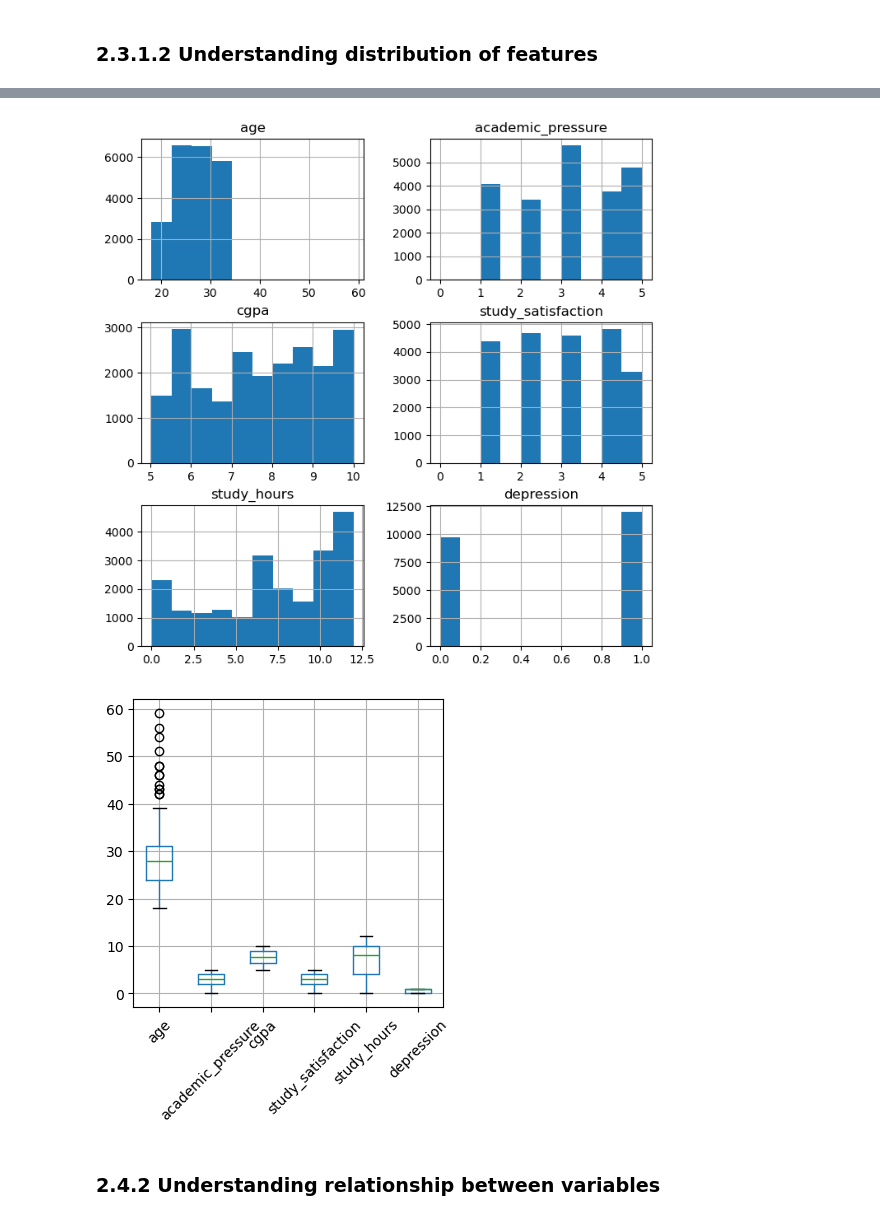
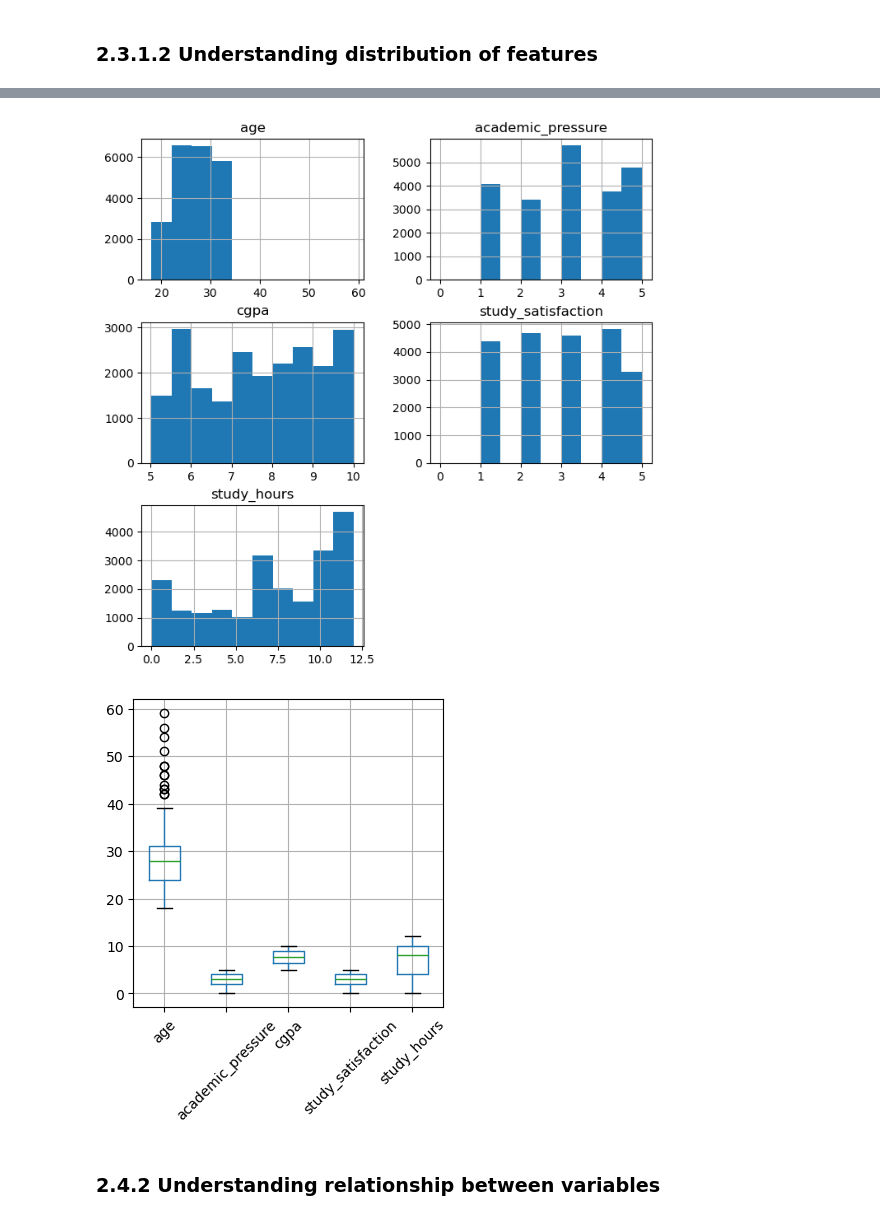
Before and after one commit to JonathanChickenLeg/mldp_project3, a Jupyter notebook: MLDP Program Codes Submission Template.ipynb, the cells around one changed output, grey strips where cells are left out. Drawn from its saved outputs; the diff is of its cells as text; code cells hidden in the pictures.

```diff
--- a/MLDP Program Codes Submission Template.ipynb
+++ b/MLDP Program Codes Submission Template.ipynb
@@ -295,13 +322,16 @@ Name: count, dtype: int64
 # %%
+## Select only features
+features = df.columns[df.columns != col_y]
+
 ## Plot histogram
-df.hist(figsize=(8,8))
+df[features].hist(figsize=(8,8))
 plt.show()
 
 ## Plot boxplot for different features
-df.boxplot(rot=45, figsize=(4, 4)) ## rot: rotation of label
+df[features].boxplot(rot=45, figsize=(4, 4)) ## rot: rotation of label
 plt.show()
 # %% [output]
-[figure, old version]
+[figure, new version]
-[figure, old version]
+[figure, new version]
 # %% [markdown]
 ### 2.4.2 Understanding relationship between variables
```
Also changed, not shown: parts of 15 cells of this notebook, 5 other files.
